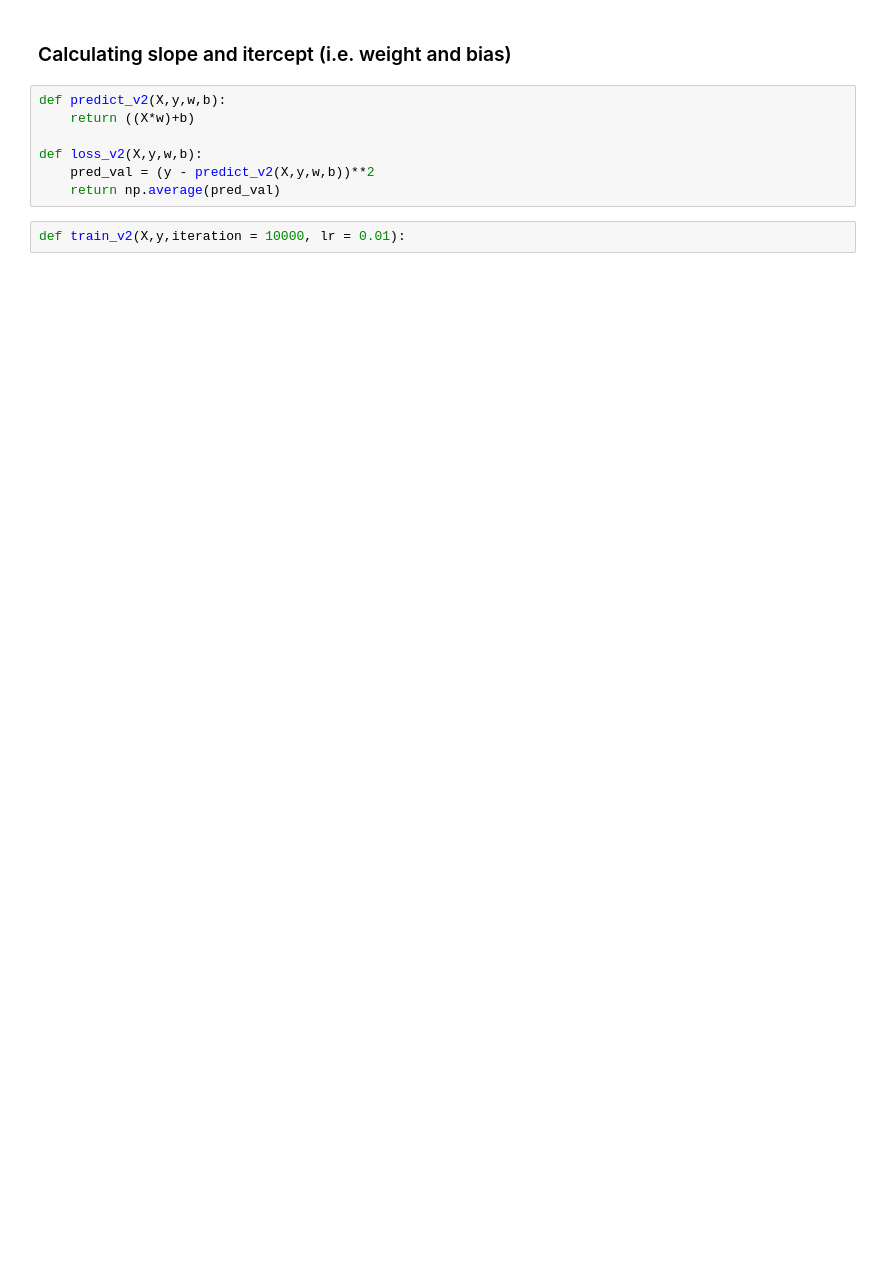
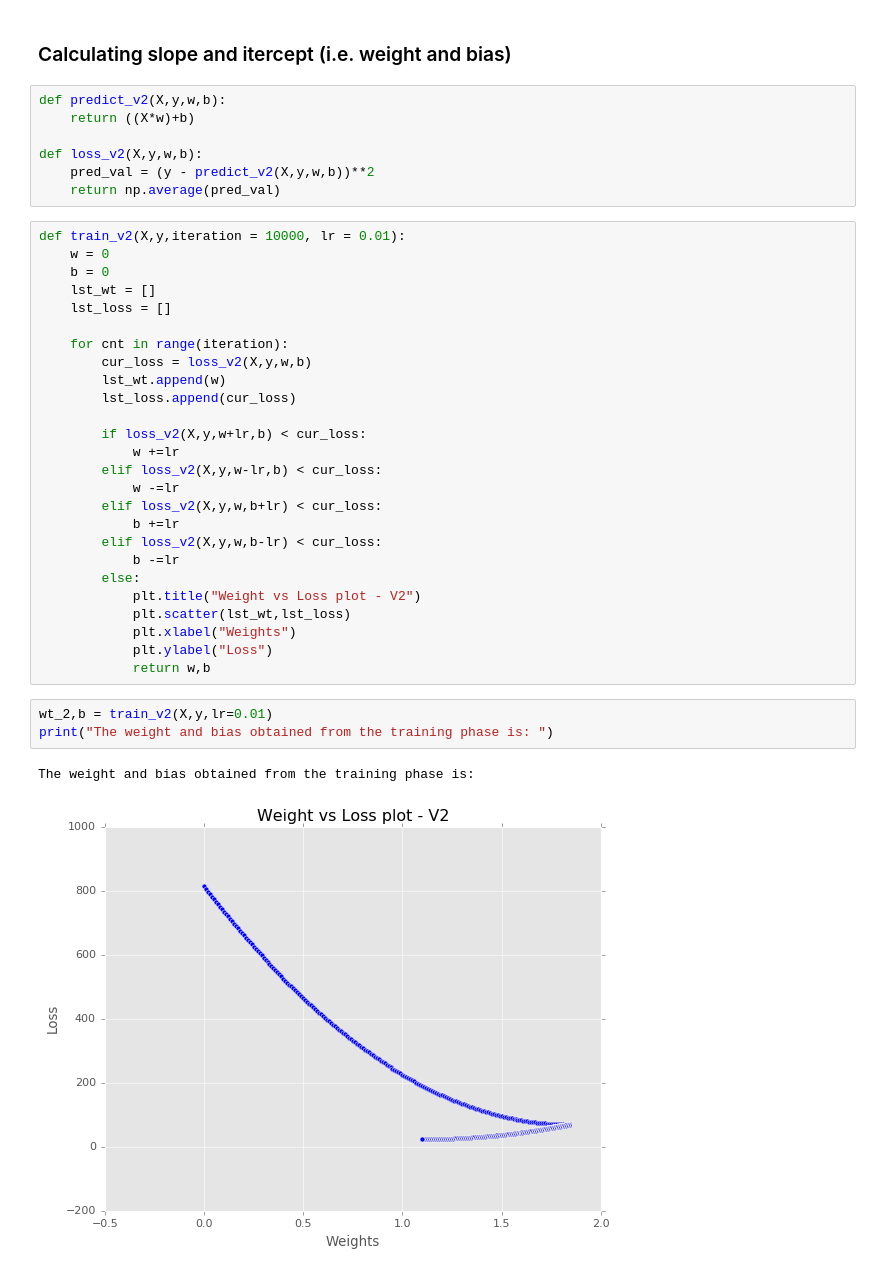
Before and after one commit to selfstarter39/ml_ds, a Jupyter notebook: exercises_from_books/programming_machine_learning/chap2_fitting_straight_line_through_points.ipynb, the cells around one changed output. Saved outputs shown, nothing was run; the diff lists cells and outputs as text; blank space fills up the shorter version.

```diff
--- a/exercises_from_books/programming_machine_learning/chap2_fitting_straight_line_through_points.ipynb
+++ b/exercises_from_books/programming_machine_learning/chap2_fitting_straight_line_through_points.ipynb
@@ -81,5 +95,35 @@ def predict_v2(X,y,w,b):
 def loss_v2(X,y,w,b):
     pred_val = (y - predict_v2(X,y,w,b))**2
     return np.average(pred_val)
-# %%
-def train_v2(X,y,iteration = 10000, lr = 0.01):
+# %%
+def train_v2(X,y,iteration = 10000, lr = 0.01):
+    w = 0
+    b = 0
+    lst_wt = []
+    lst_loss = []
+
+    for cnt in range(iteration):
+        cur_loss = loss_v2(X,y,w,b)
+        lst_wt.append(w)
+        lst_loss.append(cur_loss)
+
+        if loss_v2(X,y,w+lr,b) < cur_loss:
+            w +=lr
+        elif loss_v2(X,y,w-lr,b) < cur_loss:
+            w -=lr
+        elif loss_v2(X,y,w,b+lr) < cur_loss:
+            b +=lr
+        elif loss_v2(X,y,w,b-lr) < cur_loss:
+            b -=lr
+        else:
+            plt.title("Weight vs Loss plot - V2")
+            plt.scatter(lst_wt,lst_loss)
+            plt.xlabel("Weights")
+            plt.ylabel("Loss")
+            return w,b
+# %%
+wt_2,b = train_v2(X,y,lr=0.01)
+print("The weight and bias obtained from the training phase is: ")
+# %% [output]
+The weight and bias obtained from the training phase is:
+[figure, added]
```
Also changed, not shown: parts of 3 cells of this notebook.
